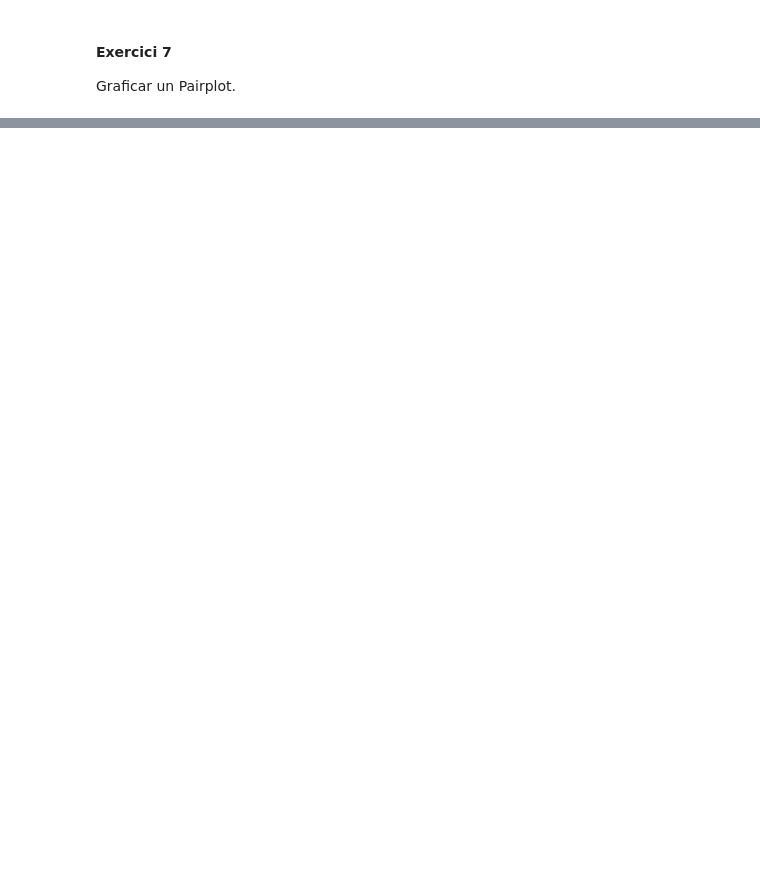
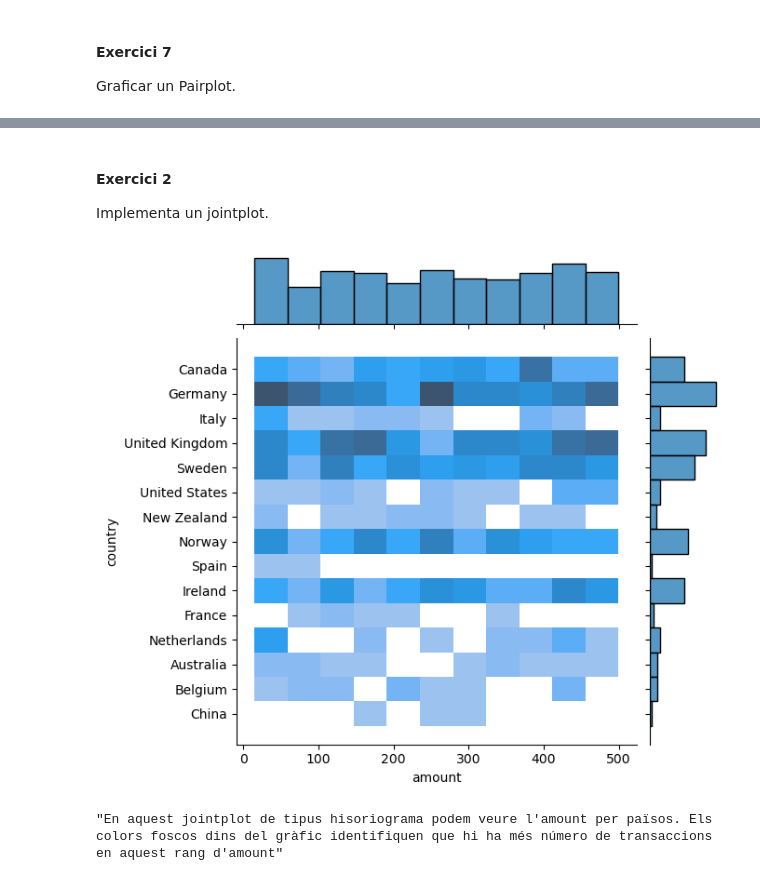
Before and after one commit to aleix-gb/Aleix-Gabarro-sprints, a Jupyter notebook: Sprint 8/Sprint 8.ipynb, the cells around one changed output, grey strips where cells are left out. Drawn from its saved outputs; the diff is of its cells as text; code cells hidden in the pictures; blank space fills up the shorter version.

```diff
--- a/Sprint 8/Sprint 8.ipynb
+++ b/Sprint 8/Sprint 8.ipynb
@@ -243,0 +288,16 @@ Graficar un Pairplot.
+# %% [markdown]
+#### Exercici 2
+Implementa un jointplot.
+# %%
+df10 = dataframes["transactions"]
+df11=dataframes["companies"]
+
+joins=df10.merge(df11, left_on="business_id", right_on="company_id", how="inner")
+
+sns.jointplot(x="amount", y="country", kind="hist", data=joins)
+plt.show()
+
+"""En aquest jointplot de tipus hisoriograma podem veure l'amount per països. Els colors foscos dins del gràfic identifiquen que hi ha més número de transaccions en aquest rang d'amount"""
+# %% [output]
+[figure, added]
+"En aquest jointplot de tipus hisoriograma podem veure l'amount per països. Els colors foscos dins del gràfic identifiquen que hi ha més número de transaccions en aquest rang d'amount"
```
Also changed, not shown: parts of 12 cells of this notebook.
